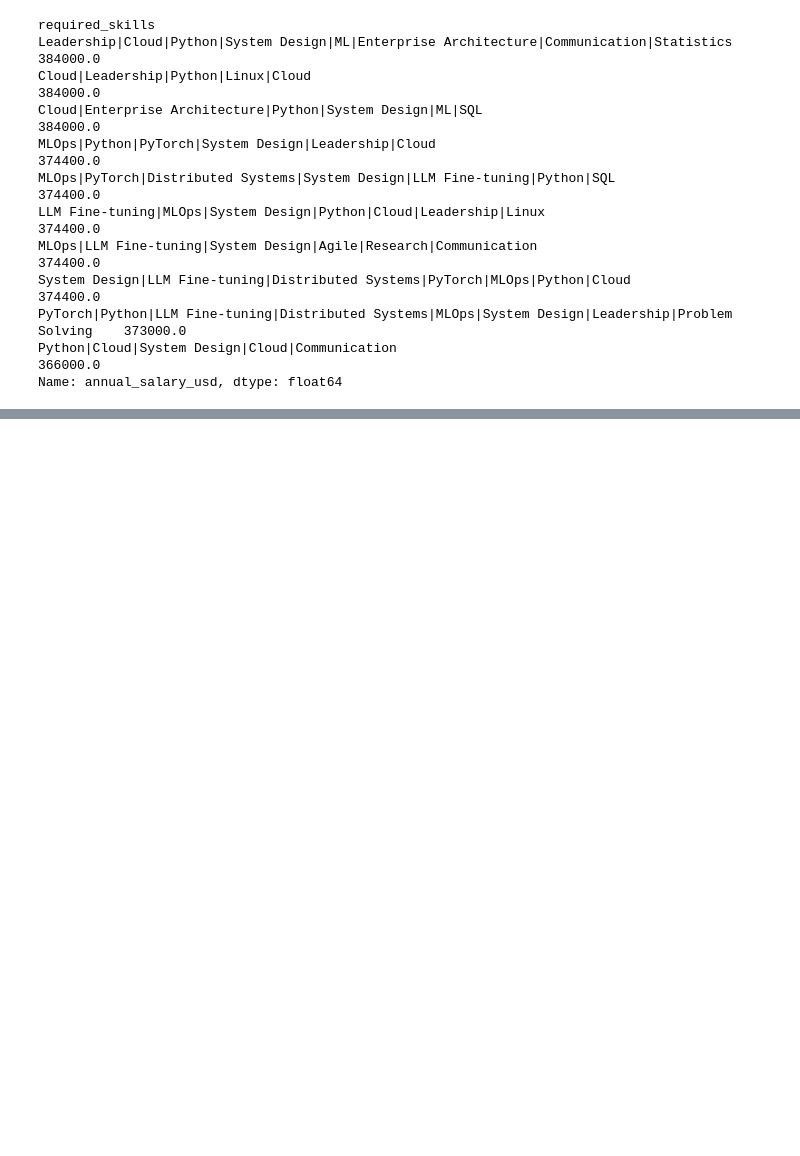
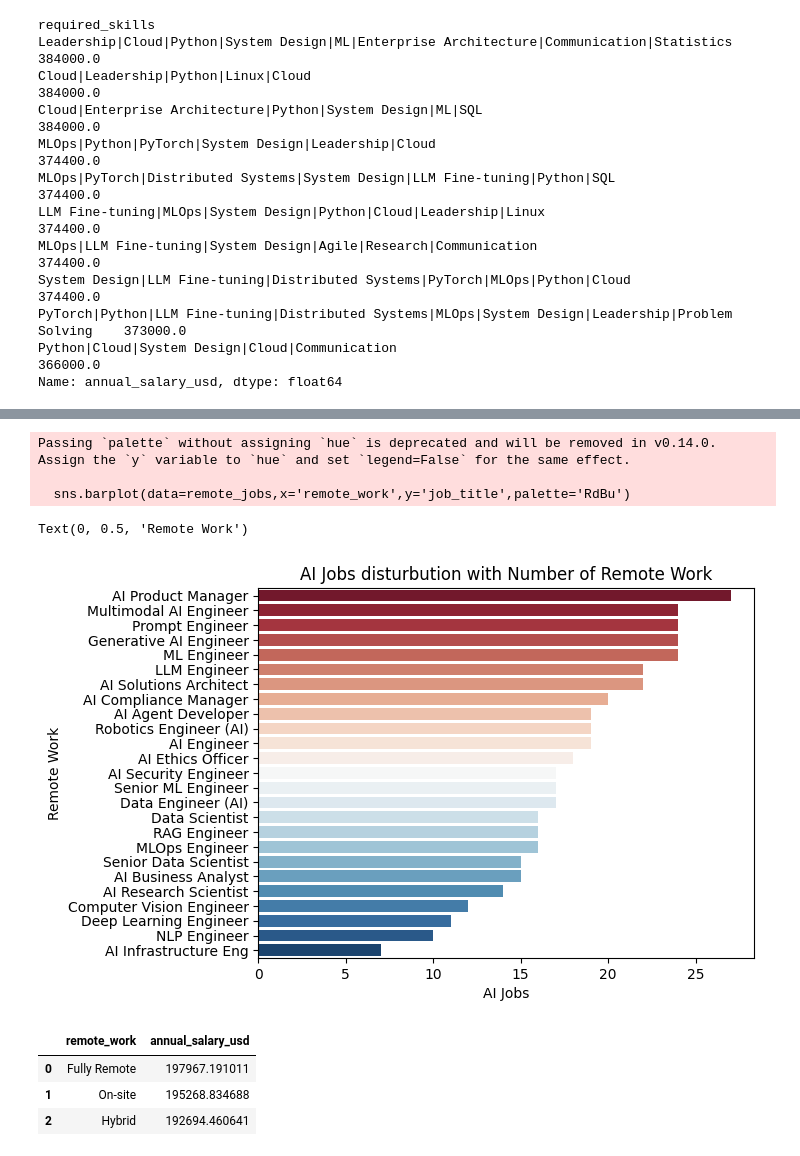
Before and after one commit to ShlokGadhave/AI-Career-Market-Insights, a Jupyter notebook: main.ipynb, the cells around one changed output, grey strips where cells are left out. Drawn from its saved outputs; the diff is of its cells as text; code cells hidden in the pictures; blank space fills up the shorter version.

```diff
--- a/main.ipynb
+++ b/main.ipynb
@@ -437,0 +509,5 @@ Name: annual_salary_usd, dtype: float64
+# %%
+count_remote = df[df['remote_work'] == 'Fully Remote']
+remote_jobs=count_remote.groupby('job_title').size().sort_values(ascending=False).reset_index(name='remote_work')
+remote_jobs.head(10)
+#AI Product manager has the highest remote jobs
@@ -437,0 +526,21 @@ Name: annual_salary_usd, dtype: float64
+# %%
+sns.barplot(data=remote_jobs,x='remote_work',y='job_title',palette='RdBu')
+plt.title('AI Jobs disturbution with Number of Remote Work')
+plt.xlabel('AI Jobs')
+plt.ylabel('Remote Work')
+# %% [output]
+Passing `palette` without assigning `hue` is deprecated and will be removed in v0.14.0. Assign the `y` variable to `hue` and set `legend=False` for the same effect.
+
+  sns.barplot(data=remote_jobs,x='remote_work',y='job_title',palette='RdBu')
+Text(0, 0.5, 'Remote Work')
+[figure, added]
+# %%
+remote_salariers=df.groupby('remote_work')['annual_salary_usd'].mean().sort_values(ascending=False).reset_index()
+remote_salariers
+
+# As per the analysis remote work as per analysis has the better annual salary/package
+# %% [output]
+|  | remote_work | annual_salary_usd |
+| 0 | Fully Remote | 197967.191011 |
+| 1 | On-site | 195268.834688 |
+| 2 | Hybrid | 192694.460641 |
```
Also changed, not shown: parts of 13 cells of this notebook.
